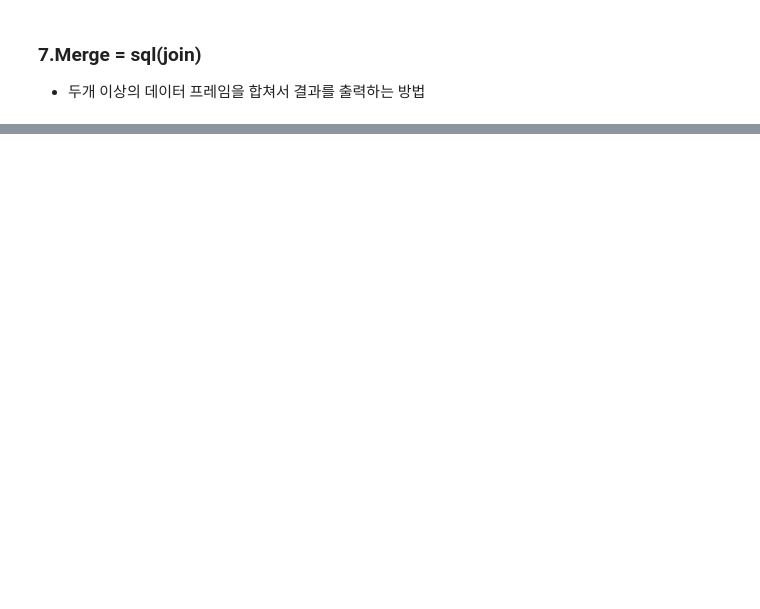
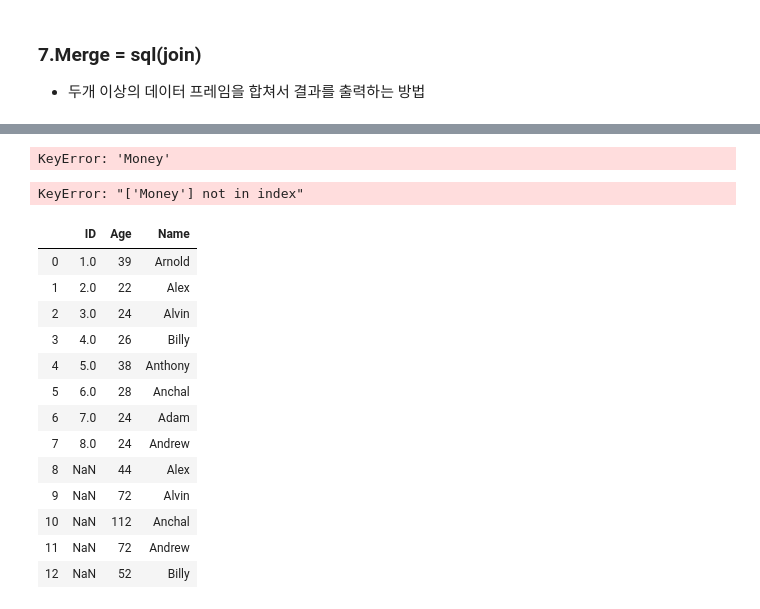
Before and after one commit to wjstkdgns93/study_data, a Jupyter notebook: study_ipython/code/02numpy/02.pandes.ipynb, the cells around one changed output, grey strips where cells are left out. Cells and saved outputs as stored; diff of their text form; code cells hidden in the pictures; blank space fills up the shorter version.

```diff
--- a/study_ipython/code/02numpy/02.pandes.ipynb
+++ b/study_ipython/code/02numpy/02.pandes.ipynb
@@ -426,0 +570,3 @@ df.describe()
+# %%
+result_df=pd.merge(money_df,user_df)
+result_df.tail()
@@ -426,0 +580,30 @@ df.describe()
+# %%
+#groupby sum, size, min .. 함수
+money_list = result_df.groupby("Name").sum()["Money"].reset_index()
+money_list
+# %% [output]
+KeyError: 'Money'
+# %%
+#groupby : agg("sum"), agg("mean") .. : DataFrame
+money_list = result_df.groupby("Name").agg("sum").reset_index()[["Name","Money"]]
+money_list
+# %% [output]
+KeyError: "['Money'] not in index"
+# %%
+result = pd.merge(user_df,money_list, how="outer")
+result
+# %% [output]
+|  | ID | Age | Name |
+| 0 | 1.0 | 39 | Arnold |
+| 1 | 2.0 | 22 | Alex |
+| 2 | 3.0 | 24 | Alvin |
+| 3 | 4.0 | 26 | Billy |
+| 4 | 5.0 | 38 | Anthony |
+| 5 | 6.0 | 28 | Anchal |
+| 6 | 7.0 | 24 | Adam |
+| 7 | 8.0 | 24 | Andrew |
+| 8 | NaN | 44 | Alex |
+| 9 | NaN | 72 | Alvin |
+| 10 | NaN | 112 | Anchal |
+| 11 | NaN | 72 | Andrew |
+| 12 | NaN | 52 | Billy |
```
Also changed, not shown: parts of 34 cells of this notebook, 3 other files.
